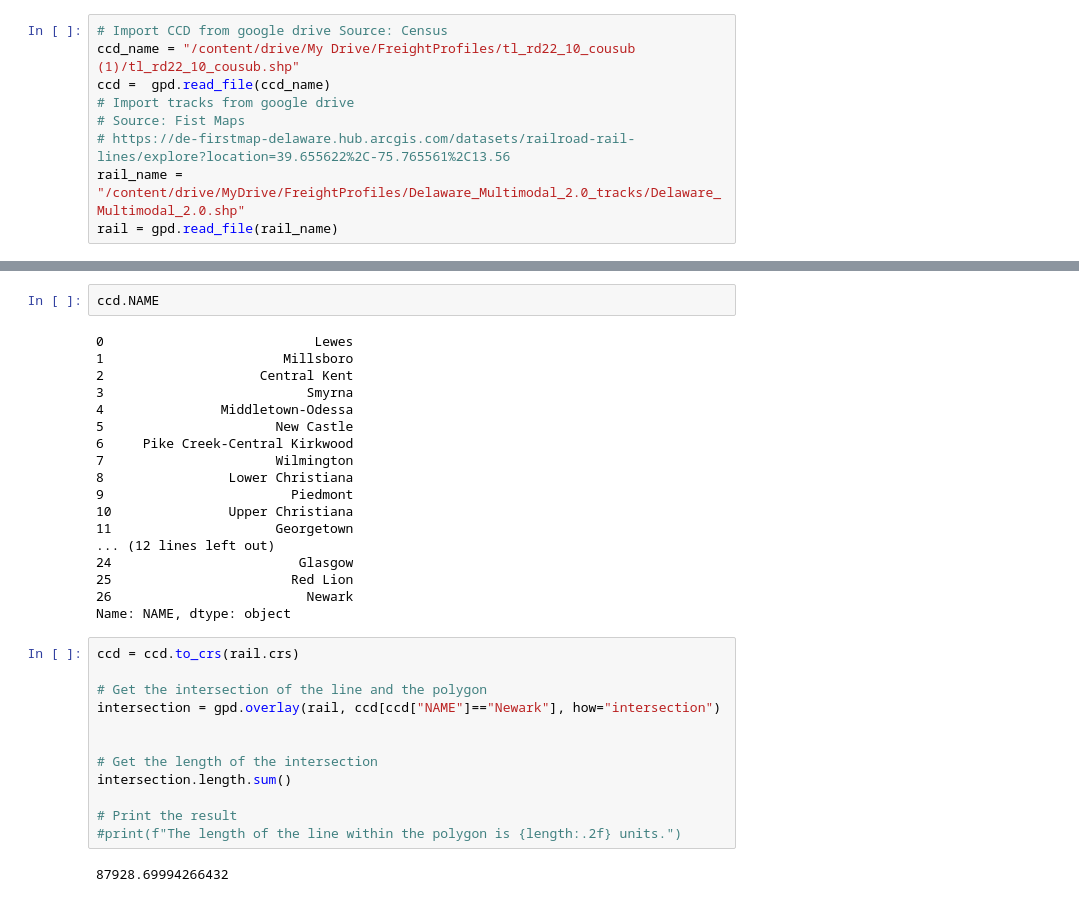
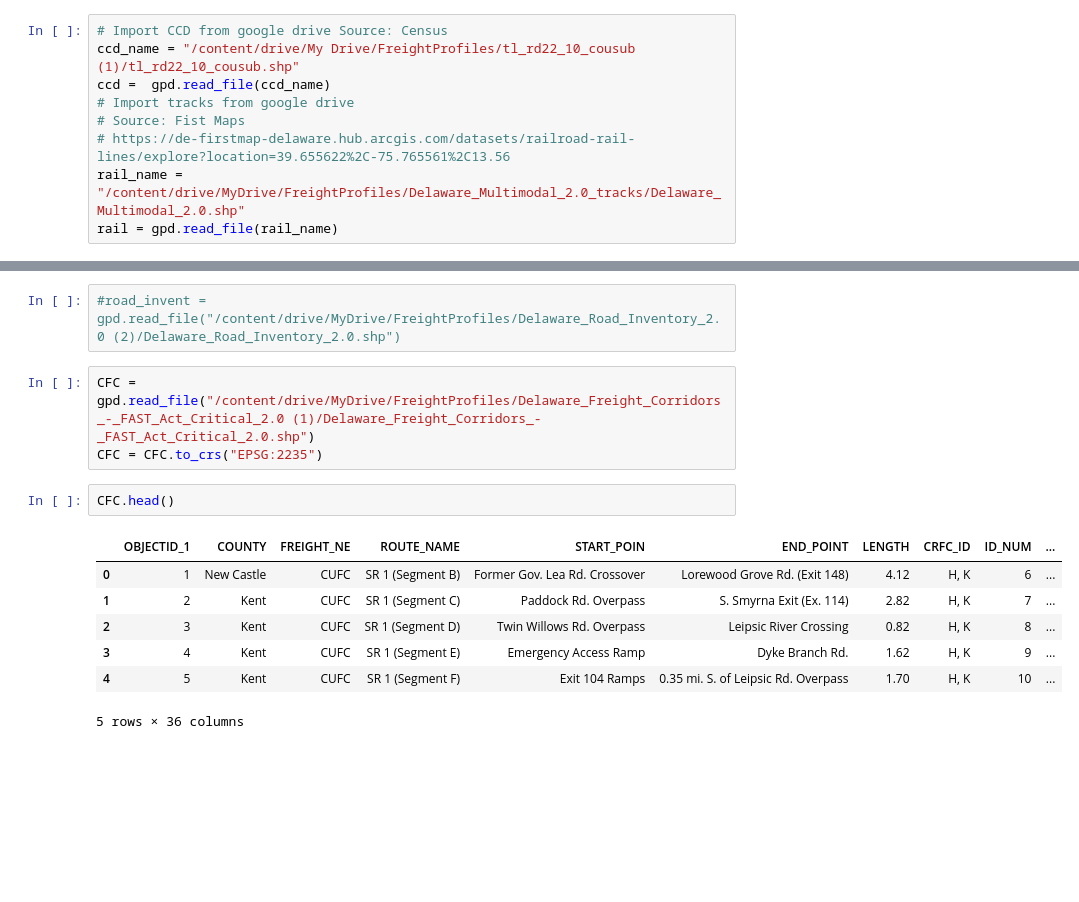
Before and after one commit to ReidelVichot/DEFreightProfiles, a Jupyter notebook: Roads_Tracks.ipynb, the cells around one changed output, grey strips where cells are left out. Saved outputs shown, nothing was run; the diff lists cells and outputs as text; blank space fills up the shorter version.

```diff
--- a/Roads_Tracks.ipynb
+++ b/Roads_Tracks.ipynb
@@ -60,37 +160,18 @@ fig.show()
-# %%
-ccd.NAME
-# %% [output]
-0                           Lewes
-1                       Millsboro
-2                    Central Kent
-3                          Smyrna
-4               Middletown-Odessa
-5                      New Castle
-6     Pike Creek-Central Kirkwood
-7                      Wilmington
-8                Lower Christiana
-9                        Piedmont
-10               Upper Christiana
-11                     Georgetown
-... (12 lines left out)
-24                        Glasgow
-25                       Red Lion
-26                         Newark
-Name: NAME, dtype: object
-# %%
-ccd = ccd.to_crs(rail.crs)
-
-# Get the intersection of the line and the polygon
-intersection = gpd.overlay(rail, ccd[ccd["NAME"]=="Newark"], how="intersection")
-
-
-# Get the length of the intersection
-intersection.length.sum()
-
-# Print the result
-#print(f"The length of the line within the polygon is {length:.2f} units.")
-# %% [output]
-87928.69994266432
+# %%
+#road_invent = gpd.read_file("/content/drive/MyDrive/FreightProfiles/Delaware_Road_Inventory_2.0 (2)/Delaware_Road_Inventory_2.0.shp")
+# %%
+CFC = gpd.read_file("/content/drive/MyDrive/FreightProfiles/Delaware_Freight_Corridors_-_FAST_Act_Critical_2.0 (1)/Delaware_Freight_Corridors_-_FAST_Act_Critical_2.0.shp")
+CFC = CFC.to_crs("EPSG:2235")
+# %%
+CFC.head()
+# %% [output]
+|  | OBJECTID_1 | COUNTY | FREIGHT_NE | ROUTE_NAME | START_POIN | END_POINT | LENGTH | CRFC_ID | ID_NUM | ... |
+| 0 | 1 | New Castle | CUFC | SR 1 (Segment B) | Former Gov. Lea Rd. Crossover | Lorewood Grove Rd. (Exit 148) | 4.12 | H, K | 6 | ... |
+| 1 | 2 | Kent | CUFC | SR 1 (Segment C) | Paddock Rd. Overpass | S. Smyrna Exit (Ex. 114) | 2.82 | H, K | 7 | ... |
+| 2 | 3 | Kent | CUFC | SR 1 (Segment D) | Twin Willows Rd. Overpass | Leipsic River Crossing | 0.82 | H, K | 8 | ... |
+| 3 | 4 | Kent | CUFC | SR 1 (Segment E) | Emergency Access Ramp | Dyke Branch Rd. | 1.62 | H, K | 9 | ... |
+| 4 | 5 | Kent | CUFC | SR 1 (Segment F) | Exit 104 Ramps | 0.35 mi. S. of Leipsic Rd. Overpass | 1.70 | H, K | 10 | ... |
+5 rows × 36 columns
 # %%
 import contextily as cx
 
```
Also changed, not shown: parts of 13 cells of this notebook.
